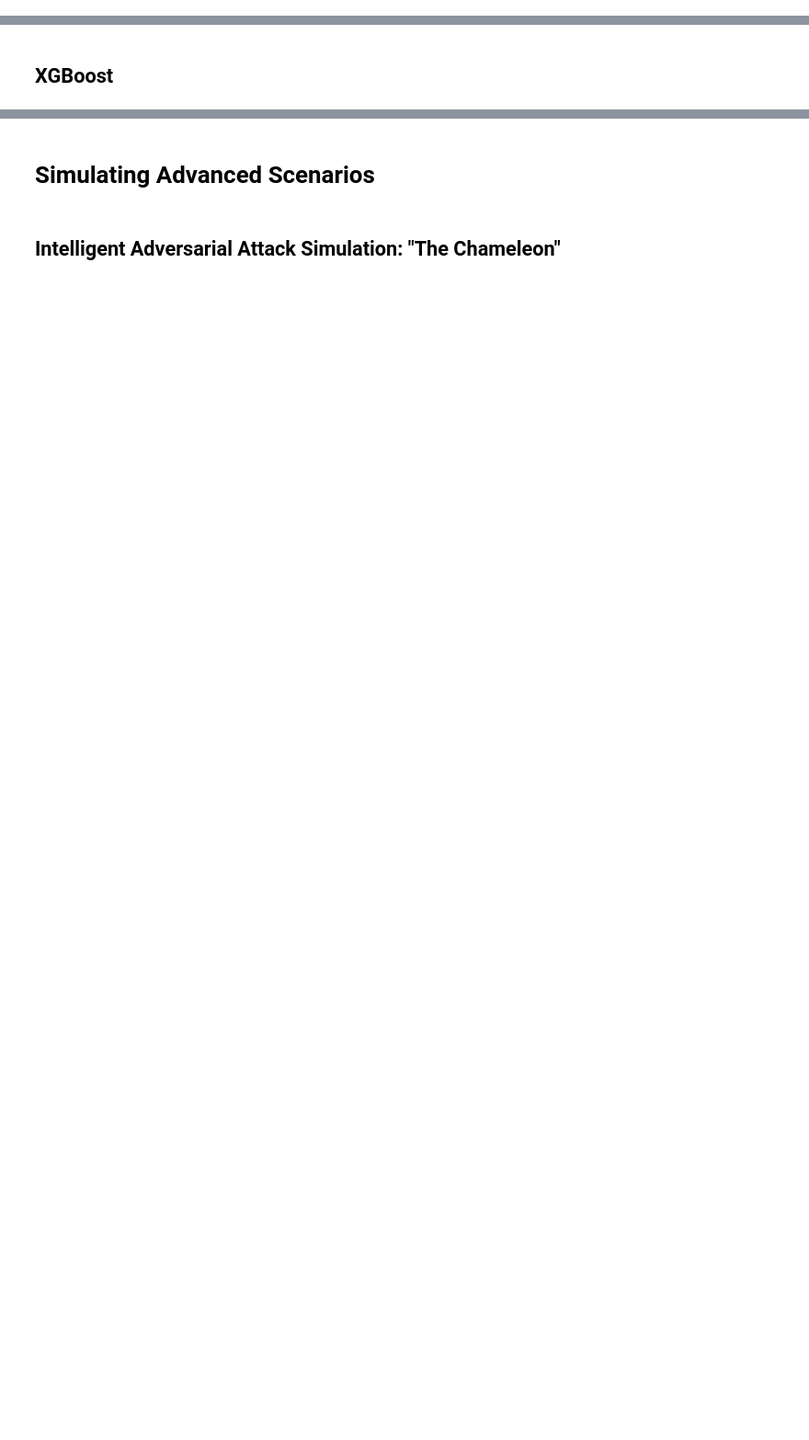
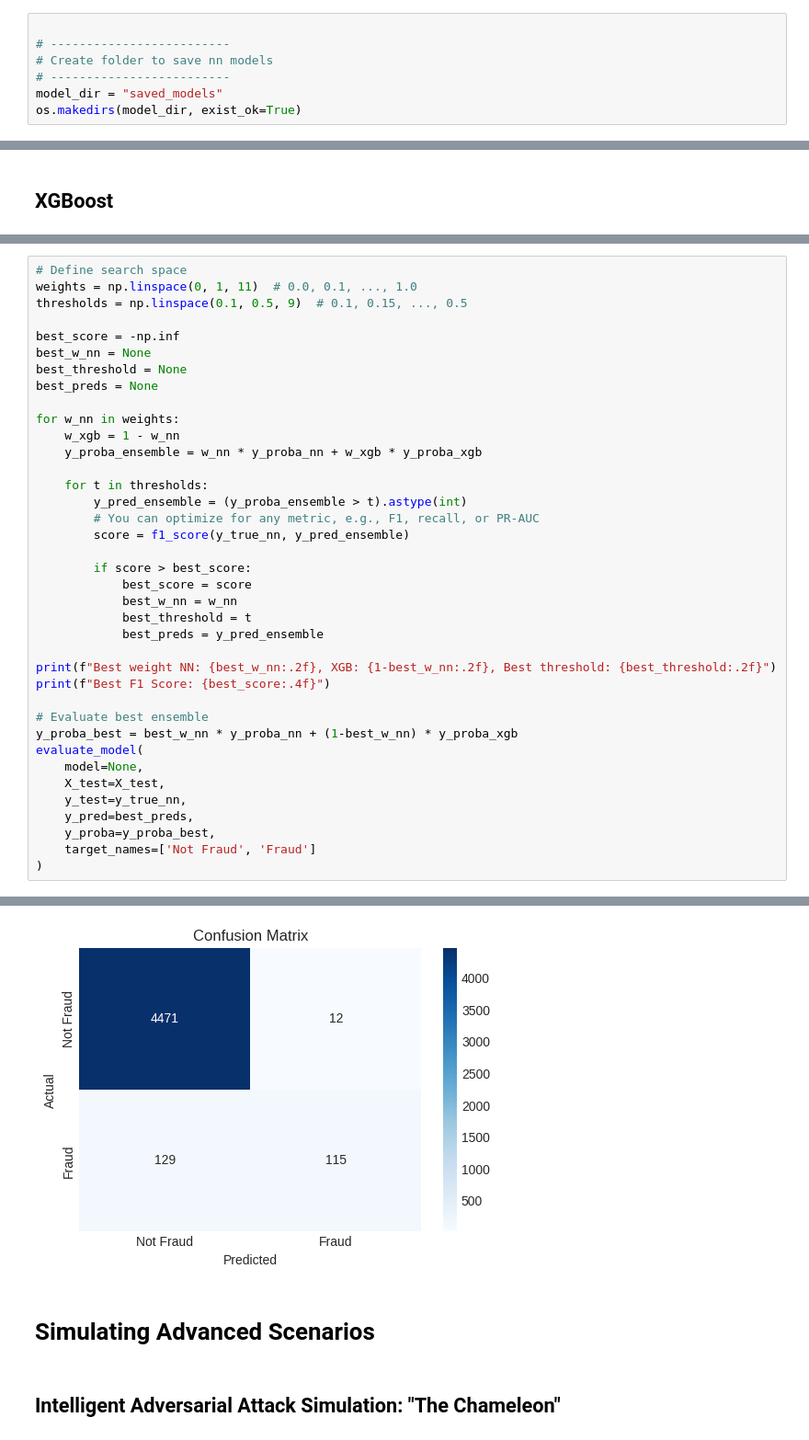
Before and after one commit to briannoelkesuma/BT4012-Group-15-Ecommerce-Fraud, a Jupyter notebook: notebook.ipynb, the cells around one changed output, grey strips where cells are left out. Shown at 92% size. Drawn from its saved outputs; the diff is of its cells as text; blank space fills up the shorter version.

```diff
--- a/notebook.ipynb
+++ b/notebook.ipynb
@@ -49,0 +103,7 @@ The autoreload extension is already loaded. To reload it, use:
+# %%
+
+# -------------------------
+# Create folder to save nn models
+# -------------------------
+model_dir = "saved_models"
+os.makedirs(model_dir, exist_ok=True)
@@ -1210,0 +1505,39 @@ AUPRC Score: 0.2566
+# %%
+# Define search space
+weights = np.linspace(0, 1, 11)  # 0.0, 0.1, ..., 1.0
+thresholds = np.linspace(0.1, 0.5, 9)  # 0.1, 0.15, ..., 0.5
+
+best_score = -np.inf
+best_w_nn = None
+best_threshold = None
+best_preds = None
+
+for w_nn in weights:
+    w_xgb = 1 - w_nn
+    y_proba_ensemble = w_nn * y_proba_nn + w_xgb * y_proba_xgb
+
+    for t in thresholds:
+        y_pred_ensemble = (y_proba_ensemble > t).astype(int)
+        # You can optimize for any metric, e.g., F1, recall, or PR-AUC
+        score = f1_score(y_true_nn, y_pred_ensemble)
+
+        if score > best_score:
+            best_score = score
+            best_w_nn = w_nn
+            best_threshold = t
+            best_preds = y_pred_ensemble
+
+print(f"Best weight NN: {best_w_nn:.2f}, XGB: {1-best_w_nn:.2f}, Best threshold: {best_threshold:.2f}")
+print(f"Best F1 Score: {best_score:.4f}")
+
+# Evaluate best ensemble
+y_proba_best = best_w_nn * y_proba_nn + (1-best_w_nn) * y_proba_xgb
+evaluate_model(
+    model=None,
+    X_test=X_test,
+    y_test=y_true_nn,
+    y_pred=best_preds,
+    y_proba=y_proba_best,
+    target_names=['Not Fraud', 'Fraud']
+)
+# %% [output]
@@ -1211,3 +1561,4 @@ AUPRC Score: 0.2566
+[figure, added]
 # %% [markdown]
 # Simulating Advanced Scenarios
 # %% [markdown]
```
Also changed, not shown: parts of 46 cells of this notebook, 1 other file.
